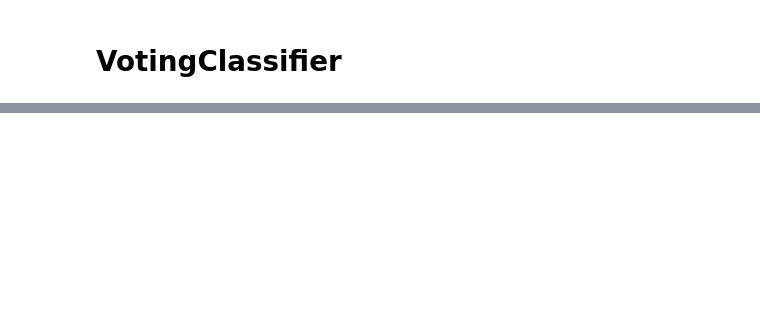
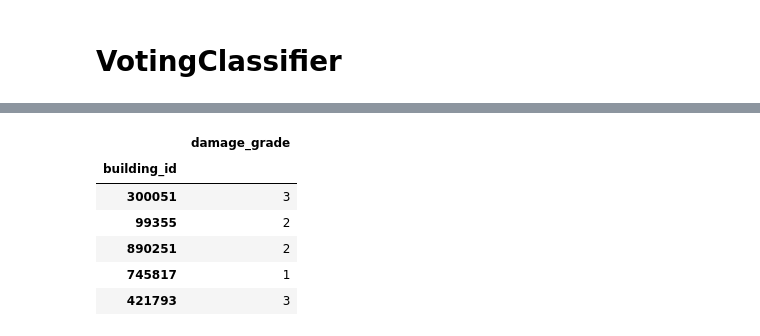
Before and after one commit to Noenf/Datos-1C2021, a Jupyter notebook: TP2/Ensamble.ipynb, the cells around one changed output, grey strips where cells are left out. Cells and saved outputs as stored; diff of their text form; code cells hidden in the pictures; blank space fills up the shorter version.

Commit message:
Actualizo notebook de ensamble con 3 modelos y GridSearch. Subo archivos de submits

```diff
--- a/TP2/Ensamble.ipynb
+++ b/TP2/Ensamble.ipynb
@@ -84,0 +129,2 @@ arr_y = np.array(y)
+# %%
+gs.fit(x_train, y_train)
@@ -92,0 +201,8 @@ print("accuracy=%.2f%%" % ( score * 100))
+# %%
+cbm = CatBoostClassifier(
+    learning_rate=0.3,
+    depth=5,
+    loss_function='MultiClass'
+)
+
+#cbm.fit(x, y)
@@ -95,6 +222,6 @@ print("accuracy=%.2f%%" % ( score * 100))
 # %%
 from sklearn.ensemble import VotingClassifier
 # %%
-eclf = VotingClassifier(estimators=[('rf', clfRF),('xgb', xgb_model)], voting='hard')
+eclf = VotingClassifier(estimators=[('rf', clfRF),('xgb', xgb_model), ('cb', cbm)], voting='soft')
 # %%
 eclf = eclf.fit(x_train, y_train)
@@ -110,26 +294,33 @@ test_values = pd.read_csv('encoded_test_values.csv').set_index('building_id')
 # %%
 test_values = test_values[
     ['geo_level_1_id', 'geo_level_2_id', 'geo_level_3_id',
-     'age', 'area_percentage', 'height_percentage',
+       'count_floors_pre_eq', 'age', 'area_percentage', 'height_percentage',
        'has_superstructure_adobe_mud',
        'has_superstructure_mud_mortar_stone', 'has_superstructure_stone_flag',
        'has_superstructure_cement_mortar_stone',
        'has_superstructure_mud_mortar_brick',
        'has_superstructure_cement_mortar_brick', 'has_superstructure_timber',
        'has_superstructure_bamboo', 'has_superstructure_rc_non_engineered',
-       'has_superstructure_rc_engineered',
+       'has_superstructure_rc_engineered', 'has_superstructure_other',
+       'count_families', 'has_secondary_use',
+       'has_secondary_use_agriculture', 'has_secondary_use_hotel',
+       'has_secondary_use_rental', 'has_secondary_use_institution',
+       'has_secondary_use_school', 'has_secondary_use_industry',
+       'has_secondary_use_health_post', 'has_secondary_use_gov_office',
+       'has_secondary_use_use_police', 'has_secondary_use_other',
        'roof_type_C0', 'roof_type_C1', 'land_surface_condition_C1',
        'land_surface_condition_C0', 'foundation_type_C0', 'foundation_type_C1',
        'foundation_type_C2', 'ground_floor_type_C0', 'ground_floor_type_C1',
        'ground_floor_type_C2', 'other_floor_type_C0', 'other_floor_type_C1',
        'other_floor_type_C2', 'position_C0', 'position_C1', 'position_C2',
        'plan_configuration_C0', 'plan_configuration_C1',
-       'plan_configuration_C2', 'plan_configuration_C3'
-    ]
+       'plan_configuration_C2', 'plan_configuration_C3',
+       'legal_ownership_status_C0', 'legal_ownership_status_C1',
+       'legal_ownership_status_C2']
 ]
 
 for col in test_values.columns:
-    if col.startswith('has_superstructure'):
+    if col.startswith('has_superstructure') or col.startswith('has_secondary_use'):
         test_values[col] = test_values[col].astype(bool)
 
 test_values.info()
@@ -142,0 +352,10 @@ submission.to_csv('submission_ensamble.csv')
+# %%
+submission.head()
+# %% [output]
+|  | damage_grade |
+| building_id |  |
+| 300051 | 3 |
+| 99355 | 2 |
+| 890251 | 2 |
+| 745817 | 1 |
+| 421793 | 3 |
```
Also changed, not shown: parts of 22 cells of this notebook, 3 other files.
